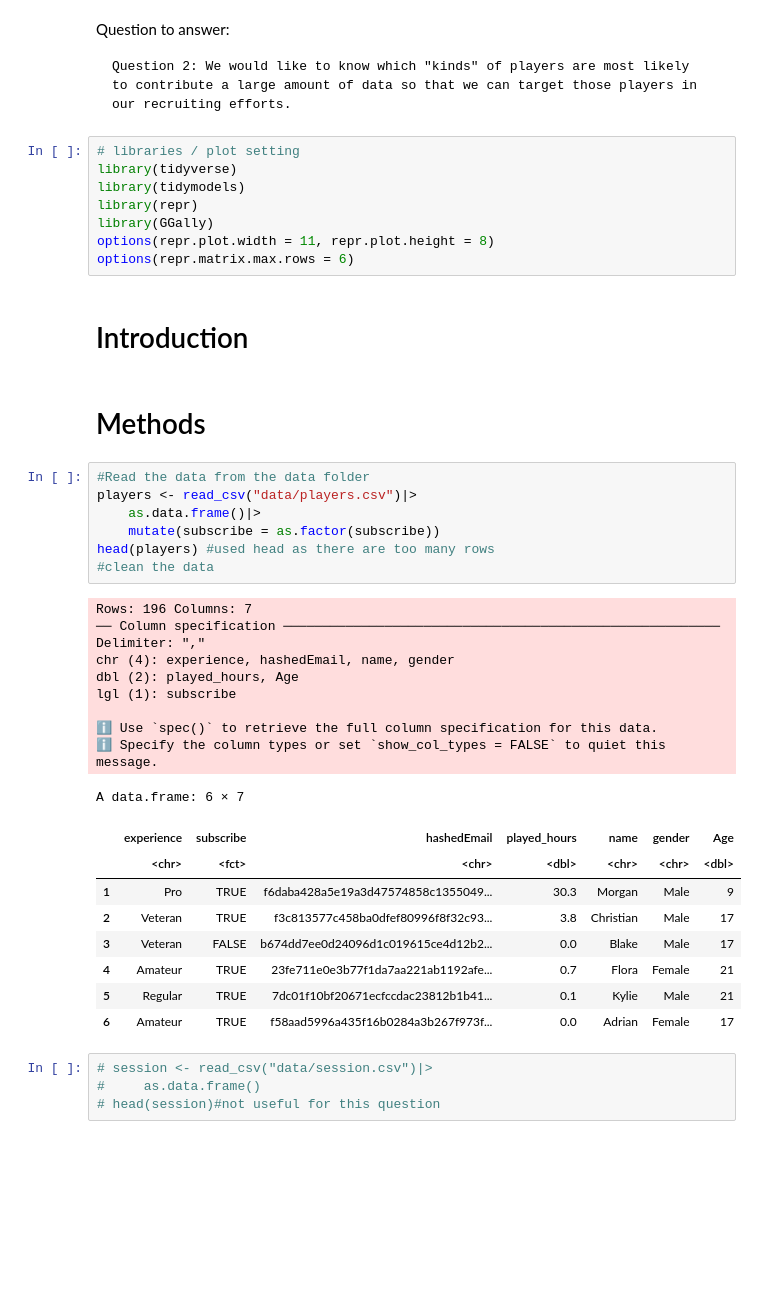
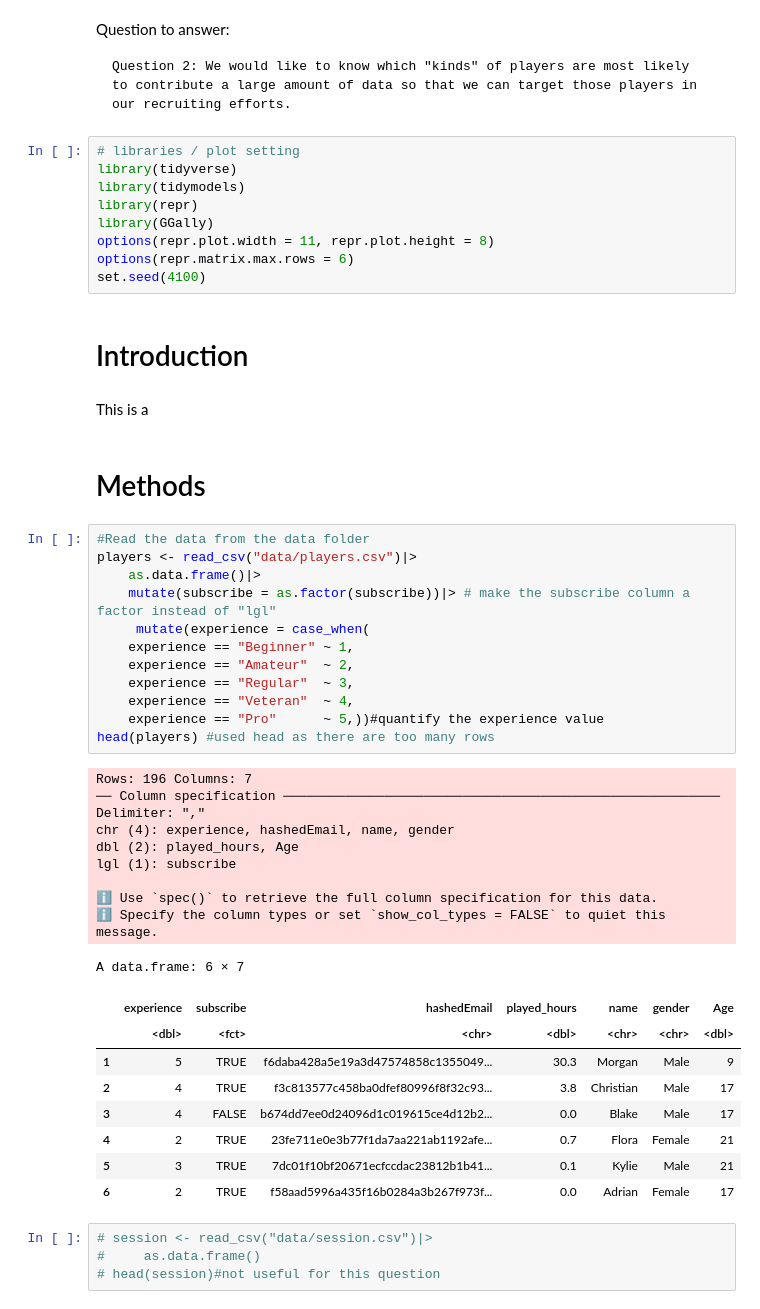
Before and after one commit to ryan-chess/dsci-100-individual-project-template, a Jupyter notebook: Project-Report.ipynb, the cells around one changed output. Drawn from its saved outputs; the diff is of its cells as text; blank space fills up the shorter version.

```diff
--- a/Project-Report.ipynb
+++ b/Project-Report.ipynb
@@ -16,36 +16,44 @@ library(repr)
 library(GGally)
 options(repr.plot.width = 11, repr.plot.height = 8)
 options(repr.matrix.max.rows = 6)
+set.seed(4100)
 # %% [markdown]
 # Introduction
+# %% [markdown]
+This is a
 # %% [markdown]
 # Methods
 # %%
 #Read the data from the data folder
 players <- read_csv("data/players.csv")|>
     as.data.frame()|>
-    mutate(subscribe = as.factor(subscribe))
+    mutate(subscribe = as.factor(subscribe))|> # make the subscribe column a factor instead of "lgl"
+     mutate(experience = case_when(
+    experience == "Beginner" ~ 1,
+    experience == "Amateur"  ~ 2,
+    experience == "Regular"  ~ 3,
+    experience == "Veteran"  ~ 4,
+    experience == "Pro"      ~ 5,))#quantify the experience value
 head(players) #used head as there are too many rows
-#clean the data
 # %% [output]
 Rows: 196 Columns: 7
 ── Column specification ────────────────────────────────────────────────────────
 Delimiter: ","
 chr (4): experience, hashedEmail, name, gender
 dbl (2): played_hours, Age
 lgl (1): subscribe
 
 ℹ Use `spec()` to retrieve the full column specification for this data.
 ℹ Specify the column types or set `show_col_types = FALSE` to quiet this message.
 A data.frame: 6 × 7
 |  | experience | subscribe | hashedEmail | played_hours | name | gender | Age |
-|  | <chr> | <fct> | <chr> | <dbl> | <chr> | <chr> | <dbl> |
-| 1 | Pro | TRUE | f6daba428a5e19a3d47574858c1355049... | 30.3 | Morgan | Male | 9 |
-| 2 | Veteran | TRUE | f3c813577c458ba0dfef80996f8f32c93... | 3.8 | Christian | Male | 17 |
-| 3 | Veteran | FALSE | b674dd7ee0d24096d1c019615ce4d12b2... | 0.0 | Blake | Male | 17 |
-| 4 | Amateur | TRUE | 23fe711e0e3b77f1da7aa221ab1192afe... | 0.7 | Flora | Female | 21 |
-| 5 | Regular | TRUE | 7dc01f10bf20671ecfccdac23812b1b41... | 0.1 | Kylie | Male | 21 |
-| 6 | Amateur | TRUE | f58aad5996a435f16b0284a3b267f973f... | 0.0 | Adrian | Female | 17 |
+|  | <dbl> | <fct> | <chr> | <dbl> | <chr> | <chr> | <dbl> |
+| 1 | 5 | TRUE | f6daba428a5e19a3d47574858c1355049... | 30.3 | Morgan | Male | 9 |
+| 2 | 4 | TRUE | f3c813577c458ba0dfef80996f8f32c93... | 3.8 | Christian | Male | 17 |
+| 3 | 4 | FALSE | b674dd7ee0d24096d1c019615ce4d12b2... | 0.0 | Blake | Male | 17 |
+| 4 | 2 | TRUE | 23fe711e0e3b77f1da7aa221ab1192afe... | 0.7 | Flora | Female | 21 |
+| 5 | 3 | TRUE | 7dc01f10bf20671ecfccdac23812b1b41... | 0.1 | Kylie | Male | 21 |
+| 6 | 2 | TRUE | f58aad5996a435f16b0284a3b267f973f... | 0.0 | Adrian | Female | 17 |
 # %%
 # session <- read_csv("data/session.csv")|>
 #     as.data.frame()
```
Also changed, not shown: parts of 14 cells of this notebook.
